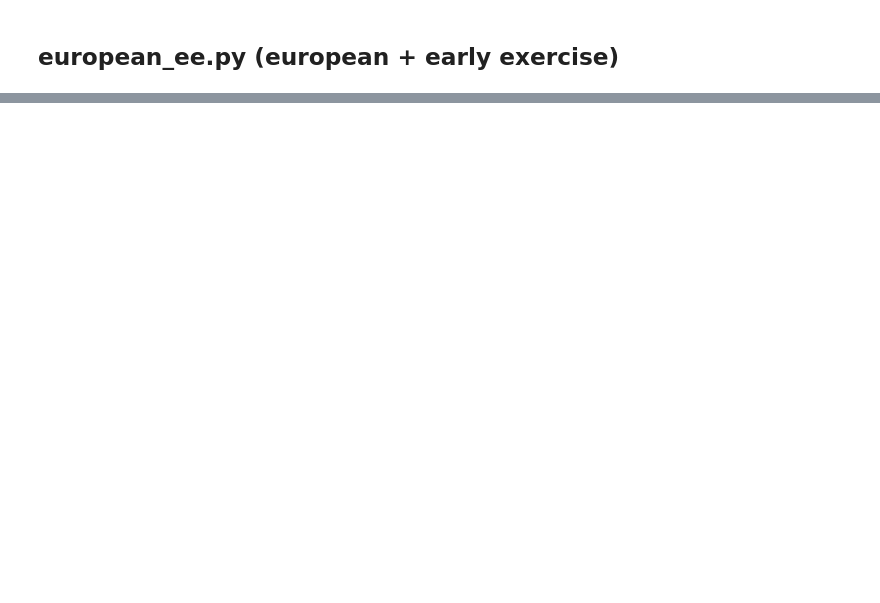
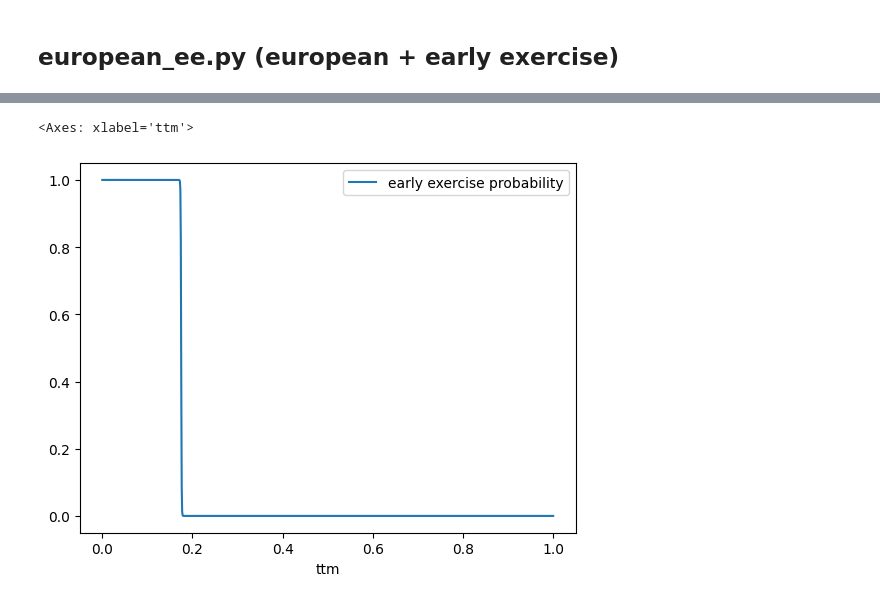
Before and after one commit to Thessal/derivatives, a Jupyter notebook: hedge/minimal.ipynb, the cells around one changed output, grey strips where cells are left out. Drawn from its saved outputs; the diff is of its cells as text; code cells hidden in the pictures; blank space fills up the shorter version.

```diff
--- a/hedge/minimal.ipynb
+++ b/hedge/minimal.ipynb
@@ -160,0 +161,20 @@ pd.DataFrame({
+# %%
+from torch.distributions import Categorical
+import numpy as np
+ttms = torch.linspace(0,1,1000)
+x = np.log(100) * torch.ones_like(ttms)
+states = build_state(x, ttms)
+
+stop_logits, hedge_logits, values = agent(states)
+
+dist = Categorical(logits=stop_logits)
+dist.probs[:,1]
+pd.DataFrame({
+    "ttm" : ttms.cpu().tolist(),
+    "early exercise probability": dist.probs[:,1].cpu().tolist(),
+    # "delta" : (hedge_logits.argmax(1) / ( action_dim -1 )).cpu().tolist(),
+    # "bsm_delta" : definitions.bsm_delta(x, ttms, 100).cpu().tolist()
+}).set_index("ttm").plot()#.plot.scatter(x="underlying price", y="delta")
+# %% [output]
+<Axes: xlabel='ttm'>
+[figure, added]
```
Also changed, not shown: parts of 2 cells of this notebook, 2 other files.
